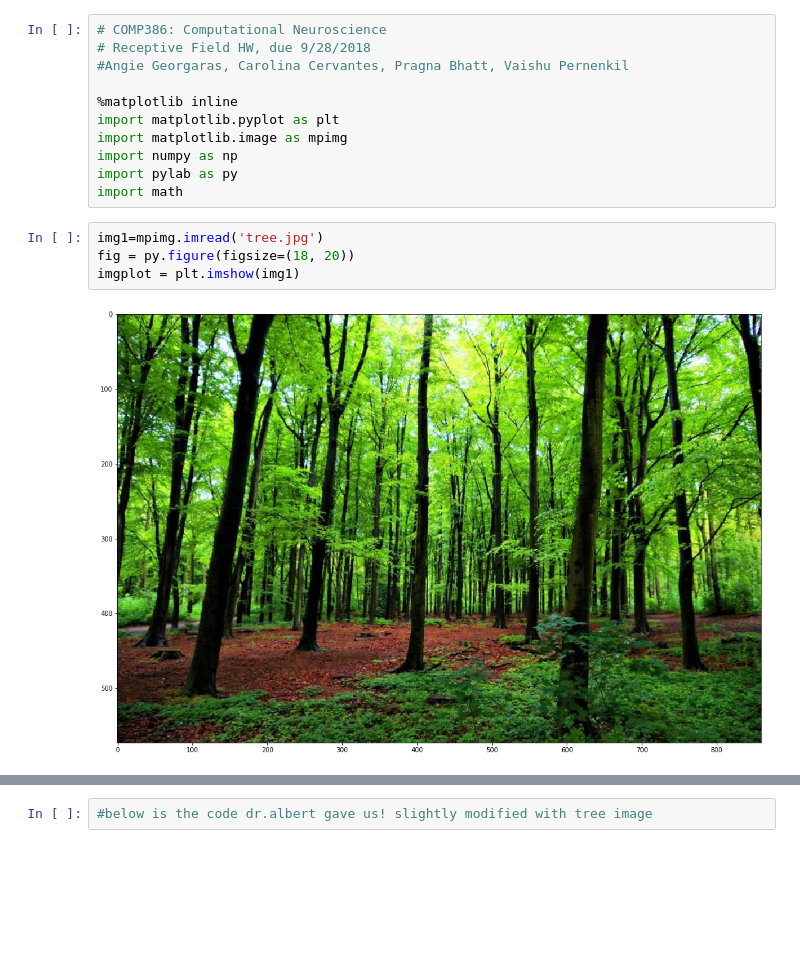
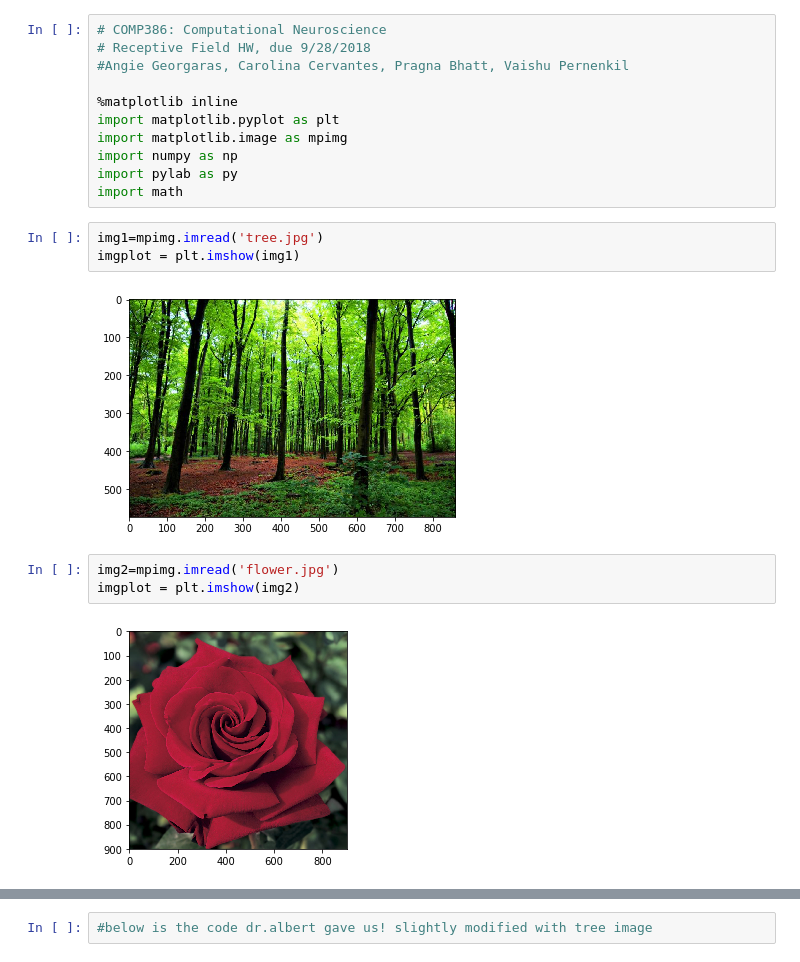
Before and after one commit to angiegeorgaras/COMP_386_HW1, a Jupyter notebook: ReceptiveField.ipynb, the cells around one changed output, grey strips where cells are left out. Cells and saved outputs as stored; diff of their text form; blank space fills up the shorter version.

```diff
--- a/ReceptiveField.ipynb
+++ b/ReceptiveField.ipynb
@@ -11,7 +11,11 @@ import pylab as py
 import math
 # %%
 img1=mpimg.imread('tree.jpg')
-fig = py.figure(figsize=(18, 20))
 imgplot = plt.imshow(img1)
 # %% [output]
-[figure, old version]
+[figure, new version]
+# %%
+img2=mpimg.imread('flower.jpg')
+imgplot = plt.imshow(img2)
+# %% [output]
+[figure, added]
```
Also changed, not shown: parts of 10 cells of this notebook, 3 other files.
